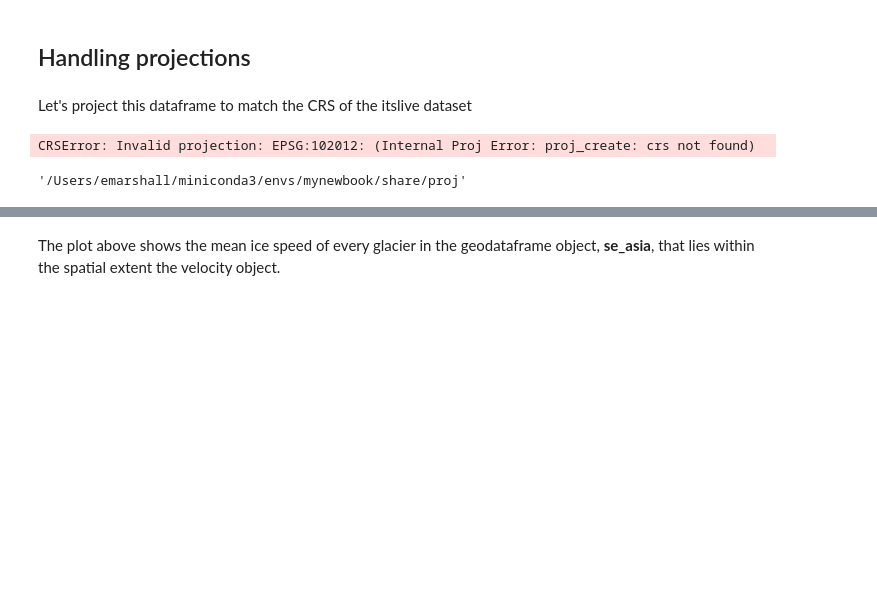
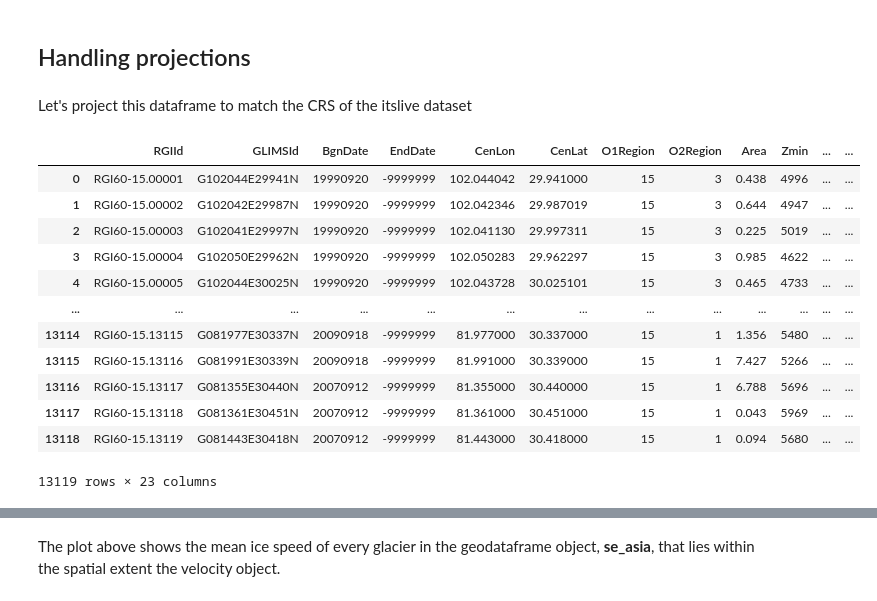
Before and after one commit to e-marshall/itslive, a Jupyter notebook: new_velocity_data.ipynb, the cells around one changed output, grey strips where cells are left out. Drawn from its saved outputs; the diff is of its cells as text; code cells hidden in the pictures; blank space fills up the shorter version.

```diff
--- a/new_velocity_data.ipynb
+++ b/new_velocity_data.ipynb
@@ -211,11 +229,20 @@ The vector dataset is in WGS 84, meaning that its coordinates are in degrees lat
 # %% [markdown]
 Let's project this dataframe to match the CRS of the itslive dataset
 # %%
-se_asia_prj = se_asia.set_crs('EPSG:102012')
+#not sure why but this didn't work for me specifying epsg code, had to specify full description
+se_asia_prj = se_asia.to_crs('+proj=lcc +lat_1=15 +lat_2=65 +lat_0=30 +lon_0=95 +x_0=0 +y_0=0 +ellps=WGS84 +datum=WGS84 +units=m no_defs')
+se_asia_prj
 # %% [output]
+|  | RGIId | GLIMSId | BgnDate | EndDate | CenLon | CenLat | O1Region | O2Region | Area | Zmin | ... | ... |
+| 0 | RGI60-15.00001 | G102044E29941N | 19990920 | -9999999 | 102.044042 | 29.941000 | 15 | 3 | 0.438 | 4996 | ... | ... |
+| 1 | RGI60-15.00002 | G102042E29987N | 19990920 | -9999999 | 102.042346 | 29.987019 | 15 | 3 | 0.644 | 4947 | ... | ... |
+| 2 | RGI60-15.00003 | G102041E29997N | 19990920 | -9999999 | 102.041130 | 29.997311 | 15 | 3 | 0.225 | 5019 | ... | ... |
+| 3 | RGI60-15.00004 | G102050E29962N | 19990920 | -9999999 | 102.050283 | 29.962297 | 15 | 3 | 0.985 | 4622 | ... | ... |
+| 4 | RGI60-15.00005 | G102044E30025N | 19990920 | -9999999 | 102.043728 | 30.025101 | 15 | 3 | 0.465 | 4733 | ... | ... |
+| ... | ... | ... | ... | ... | ... | ... | ... | ... | ... | ... | ... | ... |
+| 13114 | RGI60-15.13115 | G081977E30337N | 20090918 | -9999999 | 81.977000 | 30.337000 | 15 | 1 | 1.356 | 5480 | ... | ... |
+| 13115 | RGI60-15.13116 | G081991E30339N | 20090918 | -9999999 | 81.991000 | 30.339000 | 15 | 1 | 7.427 | 5266 | ... | ... |
+| 13116 | RGI60-15.13117 | G081355E30440N | 20070912 | -9999999 | 81.355000 | 30.440000 | 15 | 1 | 6.788 | 5696 | ... | ... |
+| 13117 | RGI60-15.13118 | G081361E30451N | 20070912 | -9999999 | 81.361000 | 30.451000 | 15 | 1 | 0.043 | 5969 | ... | ... |
+| 13118 | RGI60-15.13119 | G081443E30418N | 20070912 | -9999999 | 81.443000 | 30.418000 | 15 | 1 | 0.094 | 5680 | ... | ... |
-CRSError: Invalid projection: EPSG:102012: (Internal Proj Error: proj_create: crs not found)
+13119 rows × 23 columns
-# %%
-import pyproj
-pyproj.datadir.get_data_dir()
-# %% [output]
-'/Users/emarshall/miniconda3/envs/mynewbook/share/proj'
```
Also changed, not shown: parts of 17 cells of this notebook, 2 other files.
